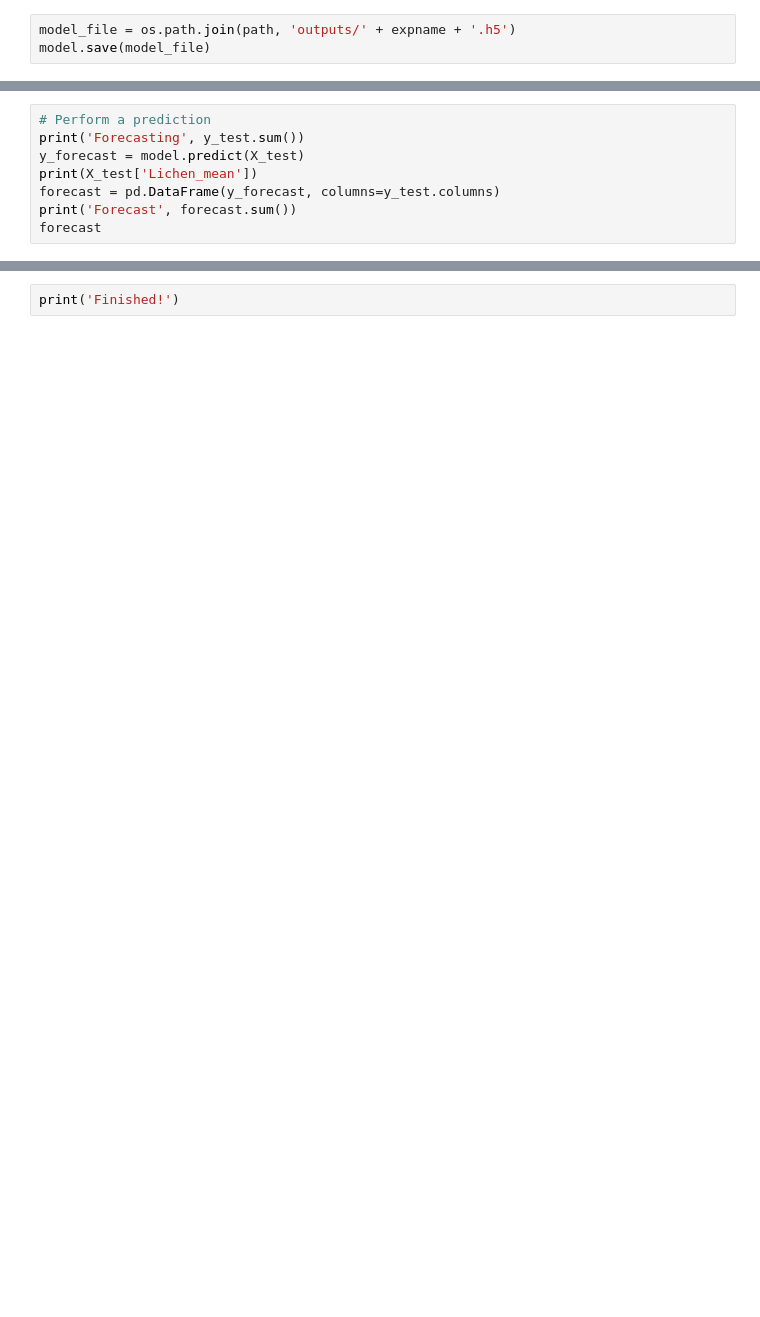
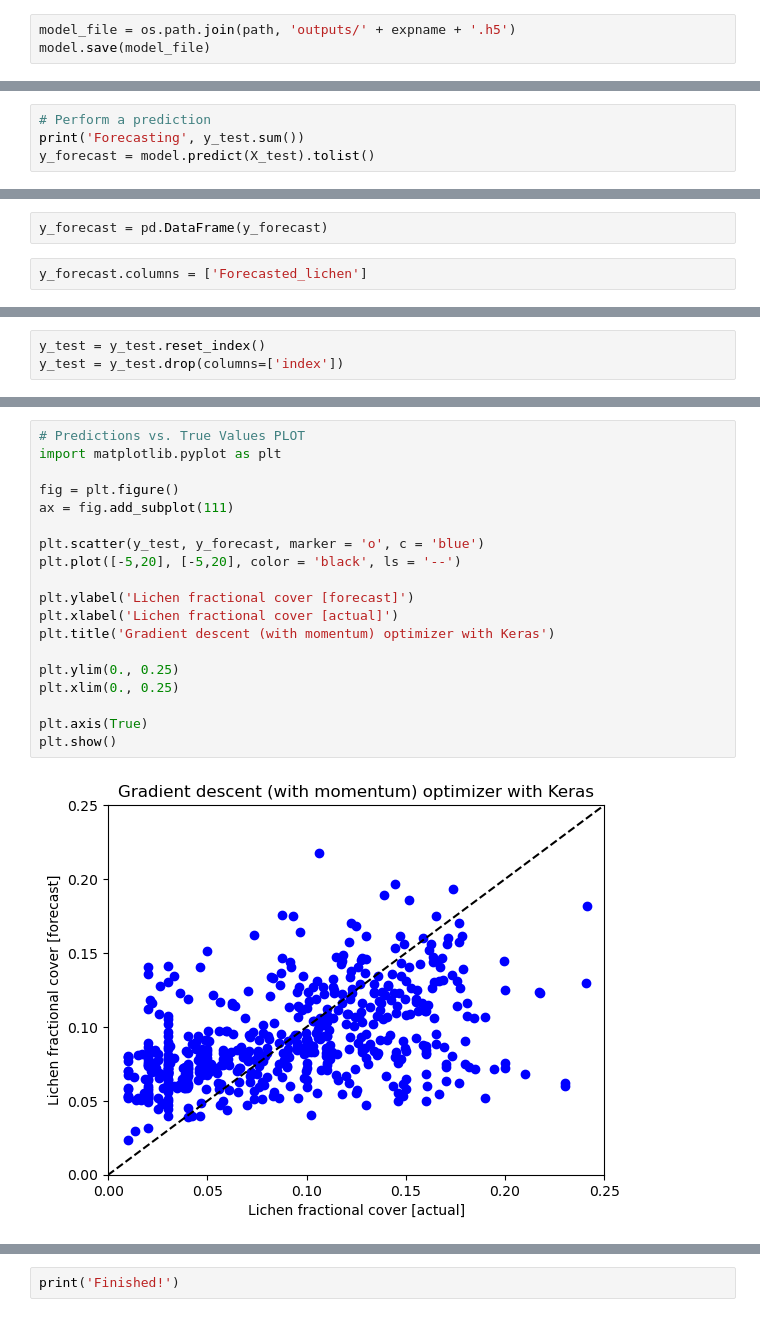
Before and after one commit to j34ni/Vegetation_in_Troms_and_Finnmark, a Jupyter notebook: train_mean.ipynb, the cells around one changed output, grey strips where cells are left out. Saved outputs shown, nothing was run; the diff lists cells and outputs as text; blank space fills up the shorter version.

```diff
--- a/train_mean.ipynb
+++ b/train_mean.ipynb
@@ -148,11 +155,7 @@ y_test.plot()
 # %%
 # Perform a prediction
 print('Forecasting', y_test.sum())
-y_forecast = model.predict(X_test)
-print(X_test['Lichen_mean'])
-forecast = pd.DataFrame(y_forecast, columns=y_test.columns)
-print('Forecast', forecast.sum())
-forecast
+y_forecast = model.predict(X_test).tolist()
 # %% [output]
 Forecasting new_Lichen_mean    49.908648
 dtype: float64
@@ -194,0 +163,4 @@ y_test.to_csv(filename, header=True, index=None, sep=',')
+# %%
+y_forecast = pd.DataFrame(y_forecast)
+# %%
+y_forecast.columns = ['Forecasted_lichen']
@@ -217,0 +189,3 @@ forecast.new_Lichen_mean.tolist()
+# %%
+y_test = y_test.reset_index()
+y_test = y_test.drop(columns=['index'])
@@ -217,0 +206,21 @@ forecast.new_Lichen_mean.tolist()
+# %%
+# Predictions vs. True Values PLOT
+import matplotlib.pyplot as plt
+
+fig = plt.figure()
+ax = fig.add_subplot(111)
+
+plt.scatter(y_test, y_forecast, marker = 'o', c = 'blue')
+plt.plot([-5,20], [-5,20], color = 'black', ls = '--')
+
+plt.ylabel('Lichen fractional cover [forecast]')
+plt.xlabel('Lichen fractional cover [actual]')
+plt.title('Gradient descent (with momentum) optimizer with Keras')
+
+plt.ylim(0., 0.25)
+plt.xlim(0., 0.25)
+
+plt.axis(True)
+plt.show()
+# %% [output]
+[figure, added]
```
Also changed, not shown: parts of 16 cells of this notebook.
